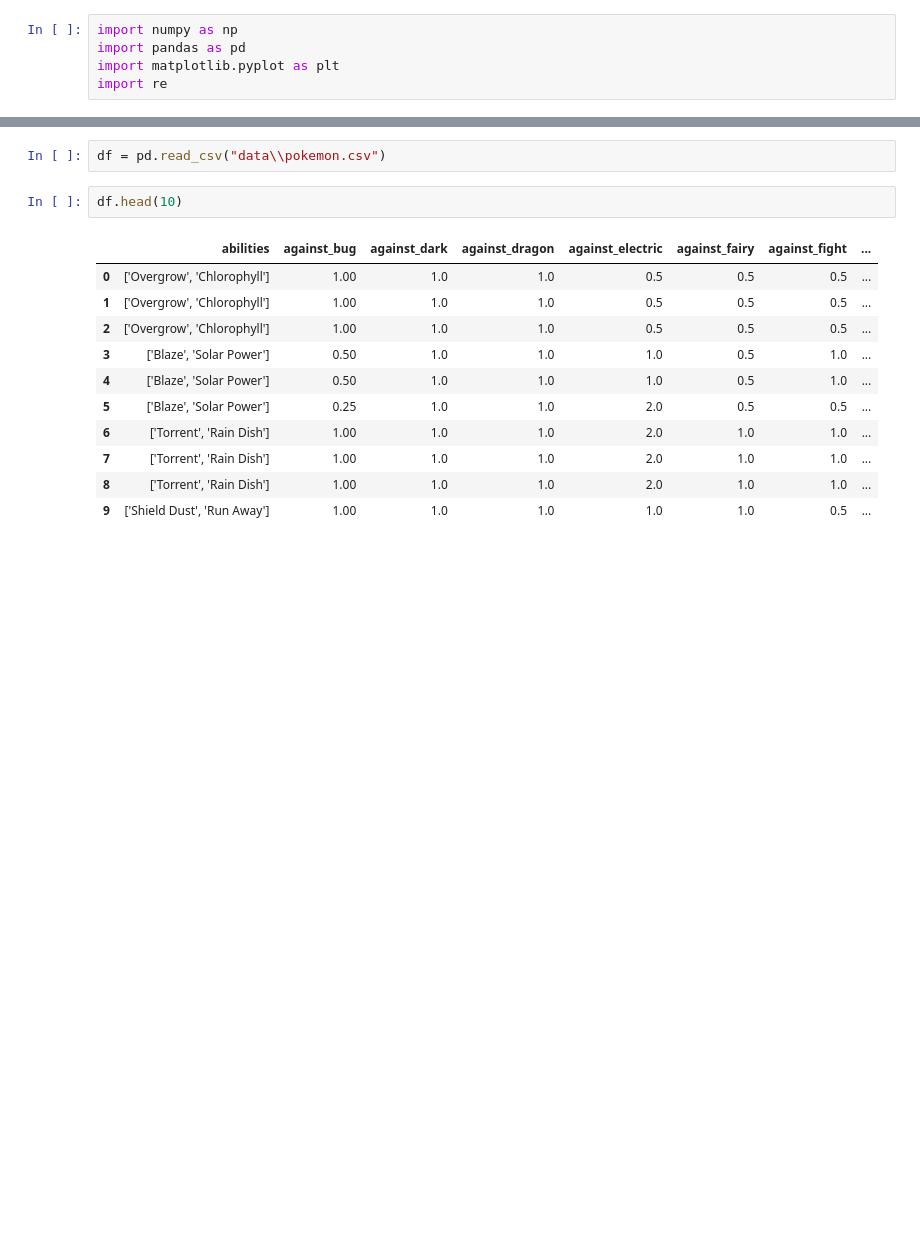
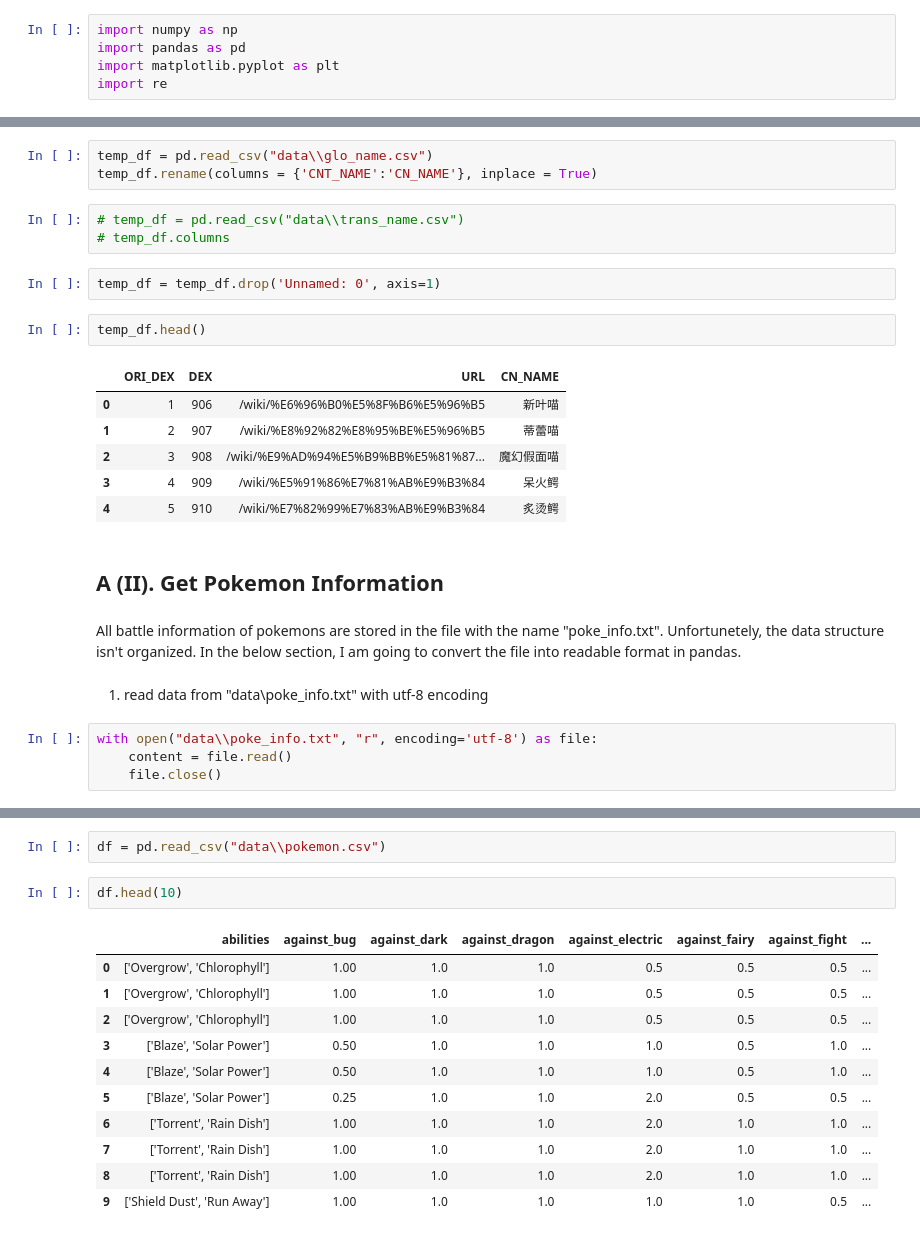
Before and after one commit to hmlaiac/pokemon, a Jupyter notebook: Analysis.ipynb, the cells around one changed output, grey strips where cells are left out. Cells and saved outputs as stored; diff of their text form; blank space fills up the shorter version.

```diff
--- a/Analysis.ipynb
+++ b/Analysis.ipynb
@@ -35,0 +51,27 @@ re.split(r'\t', name)
+# %%
+temp_df = pd.read_csv("data\\glo_name.csv")
+temp_df.rename(columns = {'CNT_NAME':'CN_NAME'}, inplace = True)
+# %%
+# temp_df = pd.read_csv("data\\trans_name.csv")
+# temp_df.columns
+# %%
+temp_df = temp_df.drop('Unnamed: 0', axis=1)
+# %%
+temp_df.head()
+# %% [output]
+|  | ORI_DEX | DEX | URL | CN_NAME |
+| 0 | 1 | 906 | /wiki/%E6%96%B0%E5%8F%B6%E5%96%B5 | 新叶喵 |
+| 1 | 2 | 907 | /wiki/%E8%92%82%E8%95%BE%E5%96%B5 | 蒂蕾喵 |
+| 2 | 3 | 908 | /wiki/%E9%AD%94%E5%B9%BB%E5%81%87... | 魔幻假面喵 |
+| 3 | 4 | 909 | /wiki/%E5%91%86%E7%81%AB%E9%B3%84 | 呆火鳄 |
+| 4 | 5 | 910 | /wiki/%E7%82%99%E7%83%AB%E9%B3%84 | 炙烫鳄 |
+# %% [markdown]
+## A (II). Get Pokemon Information
+# %% [markdown]
+All battle information of pokemons are stored in the file with the name "poke_info.txt". Unfortunetely, the data structure isn't organized. In the below section, I am going to convert the file into readable format in pandas.
+# %% [markdown]
+1. read data from "data\\poke_info.txt" with utf-8 encoding
+# %%
+with open("data\\poke_info.txt", "r", encoding='utf-8') as file:
+    content = file.read()
+    file.close()
```
Also changed, not shown: parts of 35 cells of this notebook, 4 other files.
